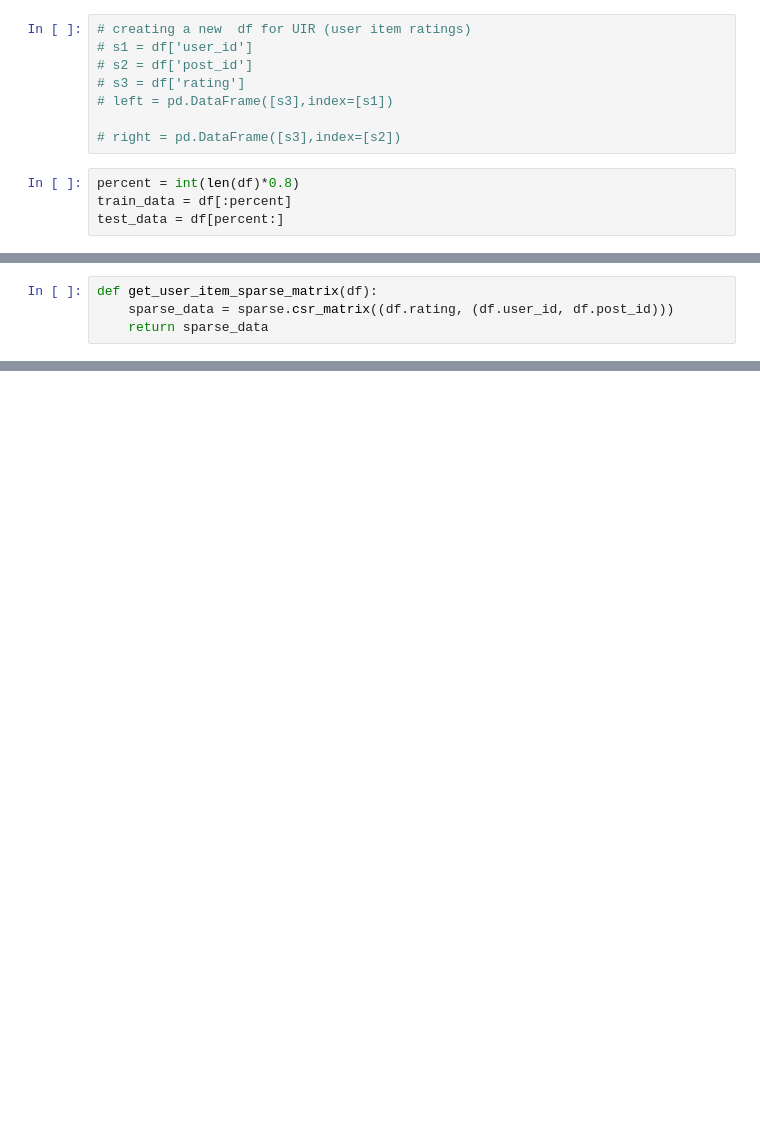
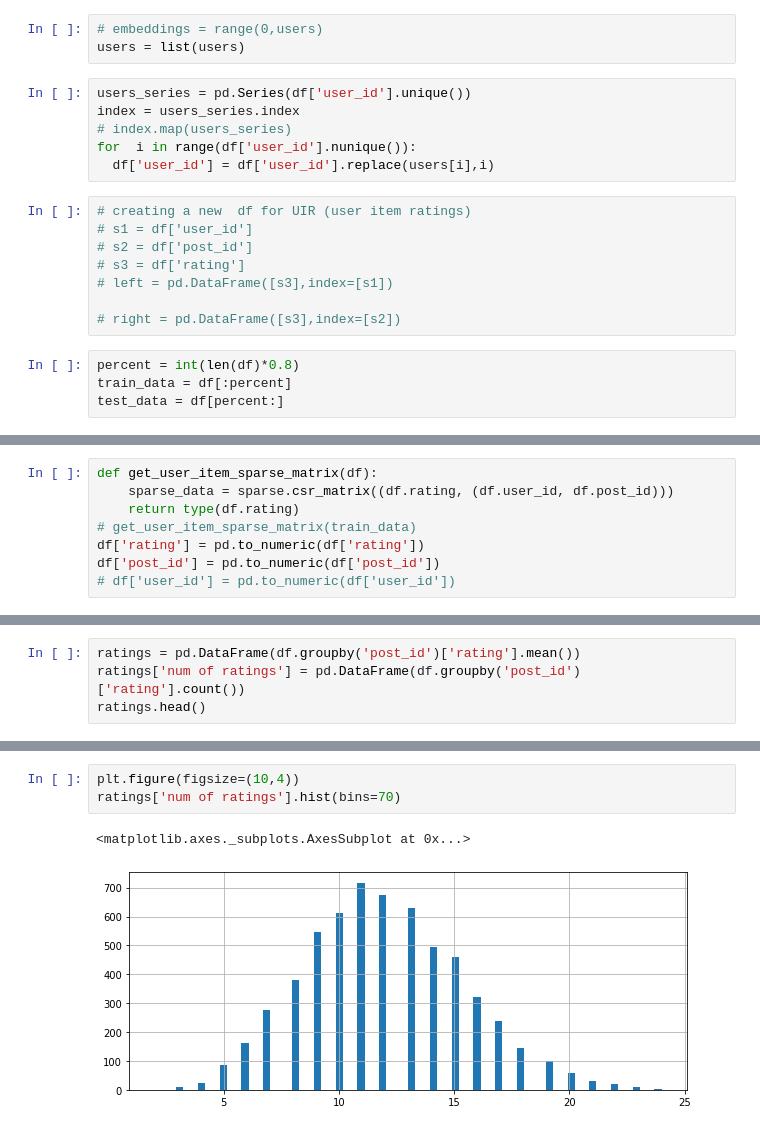
Before and after one commit to SAR-bang/RecommenderSystem, a Jupyter notebook: Recommendaersystem.ipynb, the cells around one changed output, grey strips where cells are left out. Saved outputs shown, nothing was run; the diff lists cells and outputs as text; blank space fills up the shorter version.

```diff
--- a/Recommendaersystem.ipynb
+++ b/Recommendaersystem.ipynb
@@ -60,3 +76,12 @@ Name: rating, dtype: int64
+# %%
+# embeddings = range(0,users)
+users = list(users)
+# %%
+users_series = pd.Series(df['user_id'].unique())
+index = users_series.index
+# index.map(users_series)
+for  i in range(df['user_id'].nunique()):
+  df['user_id'] = df['user_id'].replace(users[i],i)
 # %%
 # creating a new  df for UIR (user item ratings)
 # s1 = df['user_id']
@@ -94,4 +119,8 @@ Name: rating, dtype: int64
 # %%
 def get_user_item_sparse_matrix(df):
     sparse_data = sparse.csr_matrix((df.rating, (df.user_id, df.post_id)))
-    return sparse_data
+    return type(df.rating)
+# get_user_item_sparse_matrix(train_data)
+df['rating'] = pd.to_numeric(df['rating'])
+df['post_id'] = pd.to_numeric(df['post_id'])
+# df['user_id'] = pd.to_numeric(df['user_id'])
@@ -101,0 +167,4 @@ TypeError: ignored
+# %%
+ratings = pd.DataFrame(df.groupby('post_id')['rating'].mean())
+ratings['num of ratings'] = pd.DataFrame(df.groupby('post_id')['rating'].count())
+ratings.head()
@@ -101,0 +179,6 @@ TypeError: ignored
+# %%
+plt.figure(figsize=(10,4))
+ratings['num of ratings'].hist(bins=70)
+# %% [output]
+<matplotlib.axes._subplots.AxesSubplot at 0x...>
+[figure, added]
```
Also changed, not shown: parts of 23 cells of this notebook.
